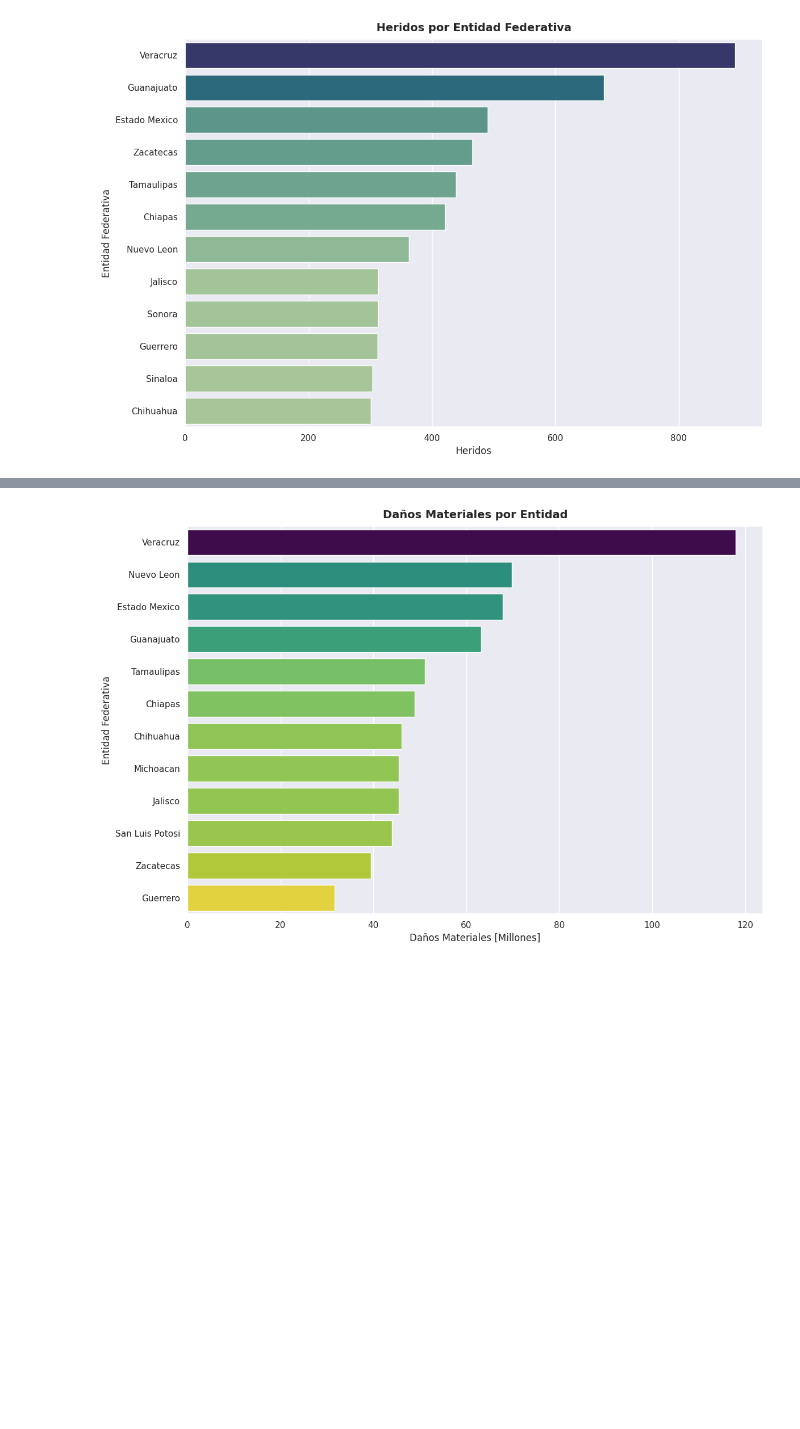
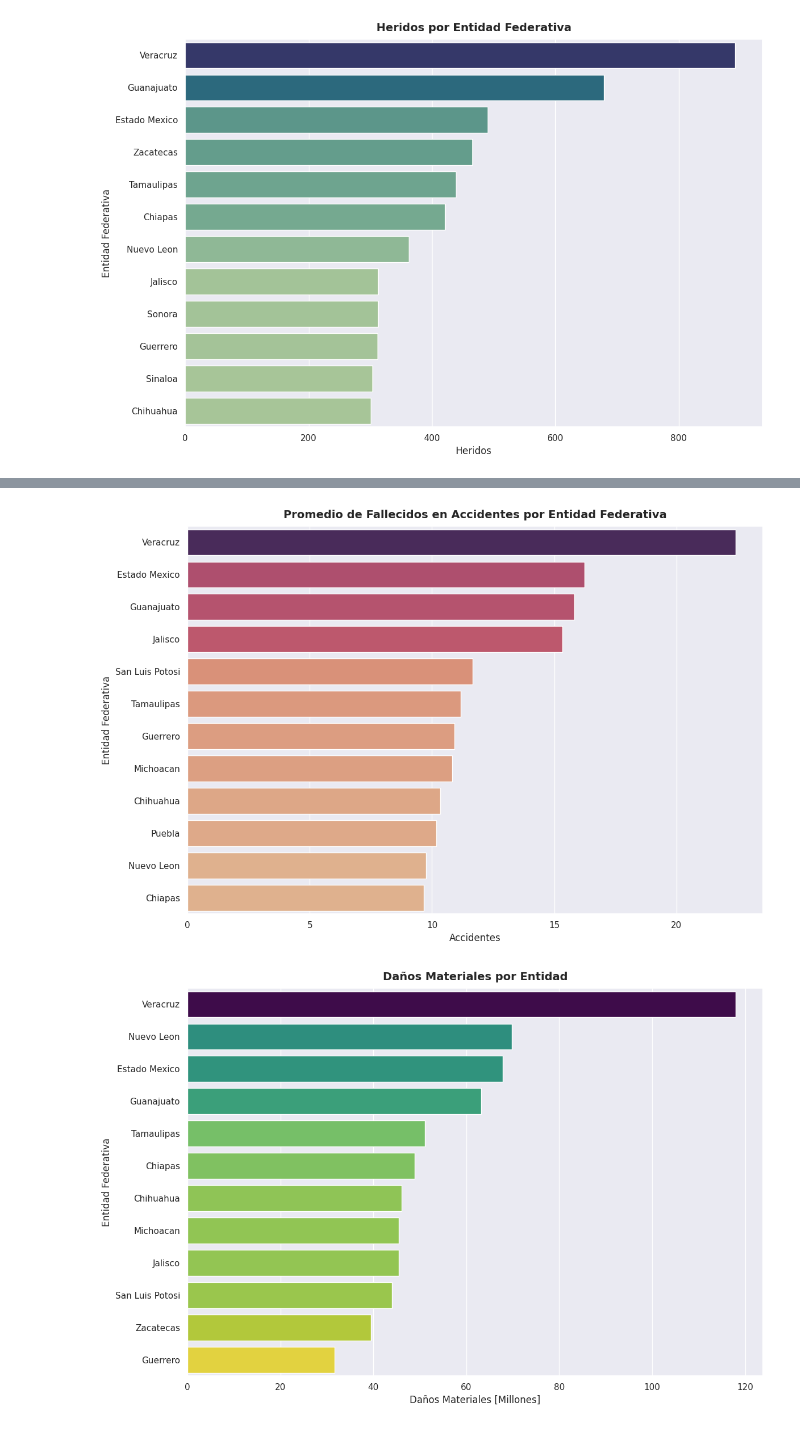
Before and after one commit to AndrsGzRo/mx-traffic-accidents-eda-ml, a Jupyter notebook: MX_TRAFFIC_ACCIDENTS.ipynb, the cells around one changed output, grey strips where cells are left out. Saved outputs shown, nothing was run; the diff lists cells and outputs as text; code cells hidden in the pictures; blank space fills up the shorter version.

```diff
--- a/MX_TRAFFIC_ACCIDENTS.ipynb
+++ b/MX_TRAFFIC_ACCIDENTS.ipynb
@@ -121,3 +121,25 @@ plt.show()
+# %%
+df_entidad_mortal = (
+    df.groupby('entidad_federativa')['muertos'].mean().
+    reset_index().sort_values(by='muertos',ascending=False)
+)
+plt.figure(figsize=(12,8))
+sns.barplot(
+    data=df_entidad_mortal.head(12),
+    y='entidad_federativa',
+    x='muertos',
+    palette='flare',
+    hue='muertos',
+    legend=False
+)
+plt.xlabel('Accidentes')
+plt.ylabel('Entidad Federativa')
+plt.title('Promedio de Fallecidos en Accidentes por Entidad Federativa',
+          fontsize=14,fontweight='bold',pad=10)
+plt.tight_layout()
+plt.show()
+# %% [output]
+[figure, added]
 # %%
 df_entidad_da = (
     df.groupby('entidad_federativa')['danios_materiales_millones'].sum().
```
Also changed, not shown: parts of 10 cells of this notebook.
